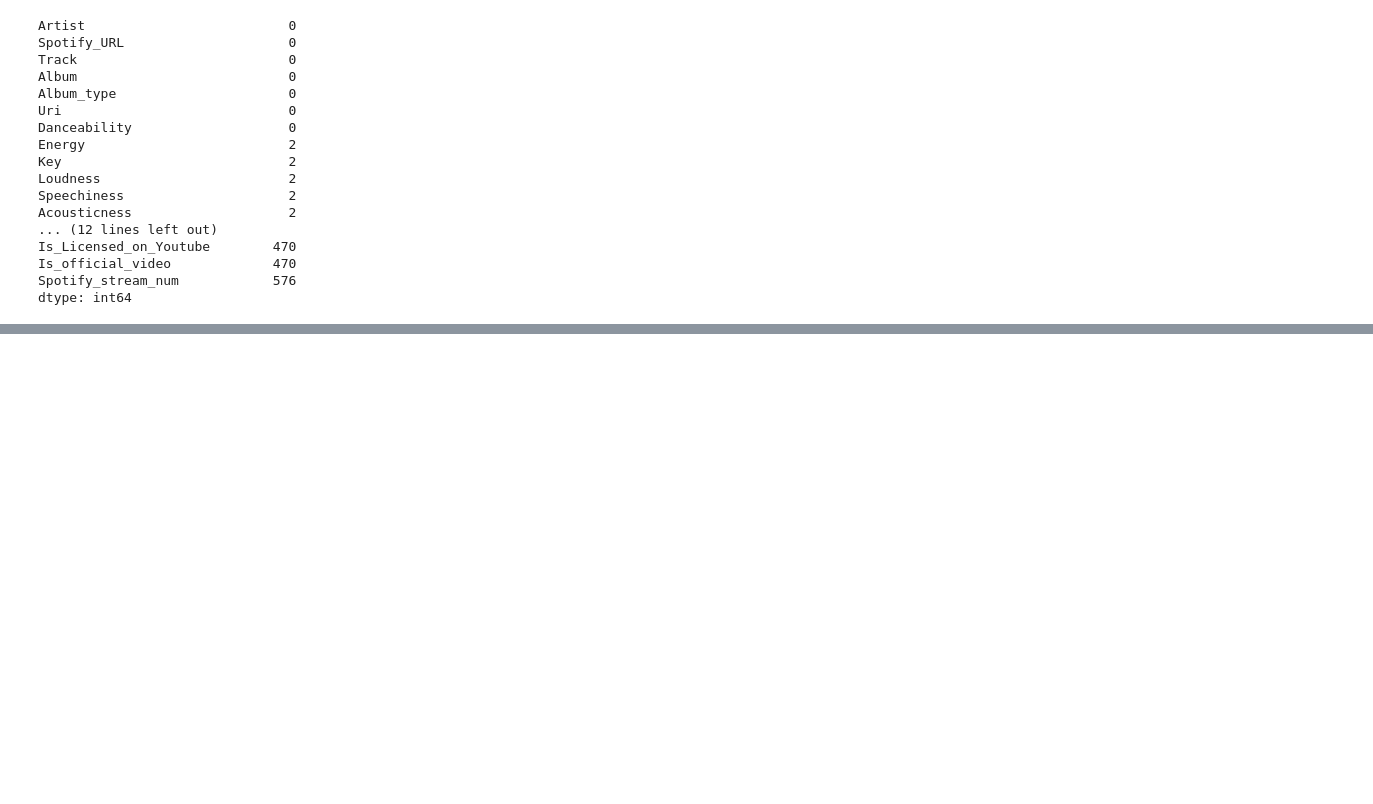
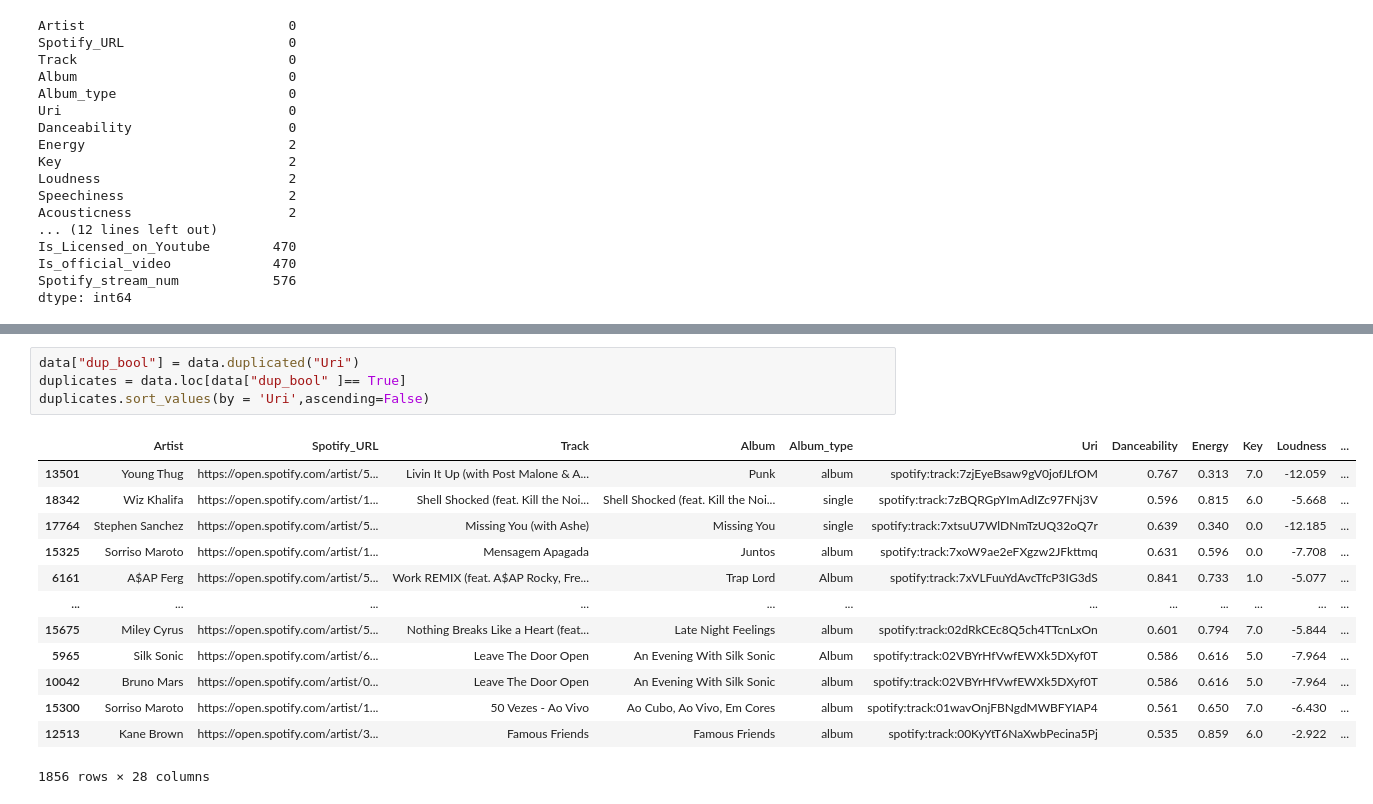
Before and after one commit to beka-jikuri/DataScience_midExam, a Jupyter notebook: mid_exam.ipynb, the cells around one changed output, grey strips where cells are left out. Cells and saved outputs as stored; diff of their text form; blank space fills up the shorter version.

Commit message:
duplicates and new column

```diff
--- a/mid_exam.ipynb
+++ b/mid_exam.ipynb
@@ -74,0 +58,18 @@ duplicates
+# %%
+data["dup_bool"] = data.duplicated("Uri")
+duplicates = data.loc[data["dup_bool" ]== True]
+duplicates.sort_values(by = 'Uri',ascending=False)
+# %% [output]
+|  | Artist | Spotify_URL | Track | Album | Album_type | Uri | Danceability | Energy | Key | Loudness | ... |
+| 13501 | Young Thug | https://open.spotify.com/artist/5... | Livin It Up (with Post Malone & A... | Punk | album | spotify:track:7zjEyeBsaw9gV0jofJLfOM | 0.767 | 0.313 | 7.0 | -12.059 | ... |
+| 18342 | Wiz Khalifa | https://open.spotify.com/artist/1... | Shell Shocked (feat. Kill the Noi... | Shell Shocked (feat. Kill the Noi... | single | spotify:track:7zBQRGpYImAdIZc97FNj3V | 0.596 | 0.815 | 6.0 | -5.668 | ... |
+| 17764 | Stephen Sanchez | https://open.spotify.com/artist/5... | Missing You (with Ashe) | Missing You | single | spotify:track:7xtsuU7WlDNmTzUQ32oQ7r | 0.639 | 0.340 | 0.0 | -12.185 | ... |
+| 15325 | Sorriso Maroto | https://open.spotify.com/artist/1... | Mensagem Apagada | Juntos | album | spotify:track:7xoW9ae2eFXgzw2JFkttmq | 0.631 | 0.596 | 0.0 | -7.708 | ... |
+| 6161 | A$AP Ferg | https://open.spotify.com/artist/5... | Work REMIX (feat. A$AP Rocky, Fre... | Trap Lord | Album | spotify:track:7xVLFuuYdAvcTfcP3IG3dS | 0.841 | 0.733 | 1.0 | -5.077 | ... |
+| ... | ... | ... | ... | ... | ... | ... | ... | ... | ... | ... | ... |
+| 15675 | Miley Cyrus | https://open.spotify.com/artist/5... | Nothing Breaks Like a Heart (feat... | Late Night Feelings | album | spotify:track:02dRkCEc8Q5ch4TTcnLxOn | 0.601 | 0.794 | 7.0 | -5.844 | ... |
+| 5965 | Silk Sonic | https://open.spotify.com/artist/6... | Leave The Door Open | An Evening With Silk Sonic | Album | spotify:track:02VBYrHfVwfEWXk5DXyf0T | 0.586 | 0.616 | 5.0 | -7.964 | ... |
+| 10042 | Bruno Mars | https://open.spotify.com/artist/0... | Leave The Door Open | An Evening With Silk Sonic | album | spotify:track:02VBYrHfVwfEWXk5DXyf0T | 0.586 | 0.616 | 5.0 | -7.964 | ... |
+| 15300 | Sorriso Maroto | https://open.spotify.com/artist/1... | 50 Vezes - Ao Vivo | Ao Cubo, Ao Vivo, Em Cores | album | spotify:track:01wavOnjFBNgdMWBFYIAP4 | 0.561 | 0.650 | 7.0 | -6.430 | ... |
+| 12513 | Kane Brown | https://open.spotify.com/artist/3... | Famous Friends | Famous Friends | album | spotify:track:00KyYtT6NaXwbPecina5Pj | 0.535 | 0.859 | 6.0 | -2.922 | ... |
+1856 rows × 28 columns
```
Also changed, not shown: parts of 1 cell of this notebook.
